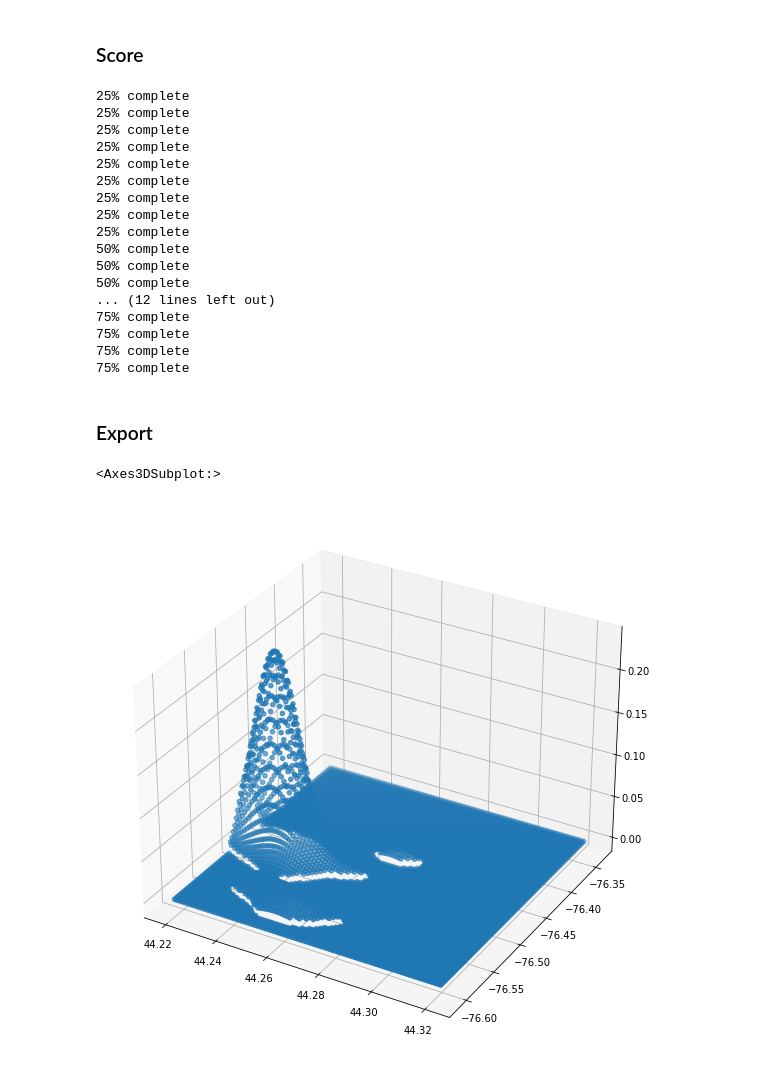
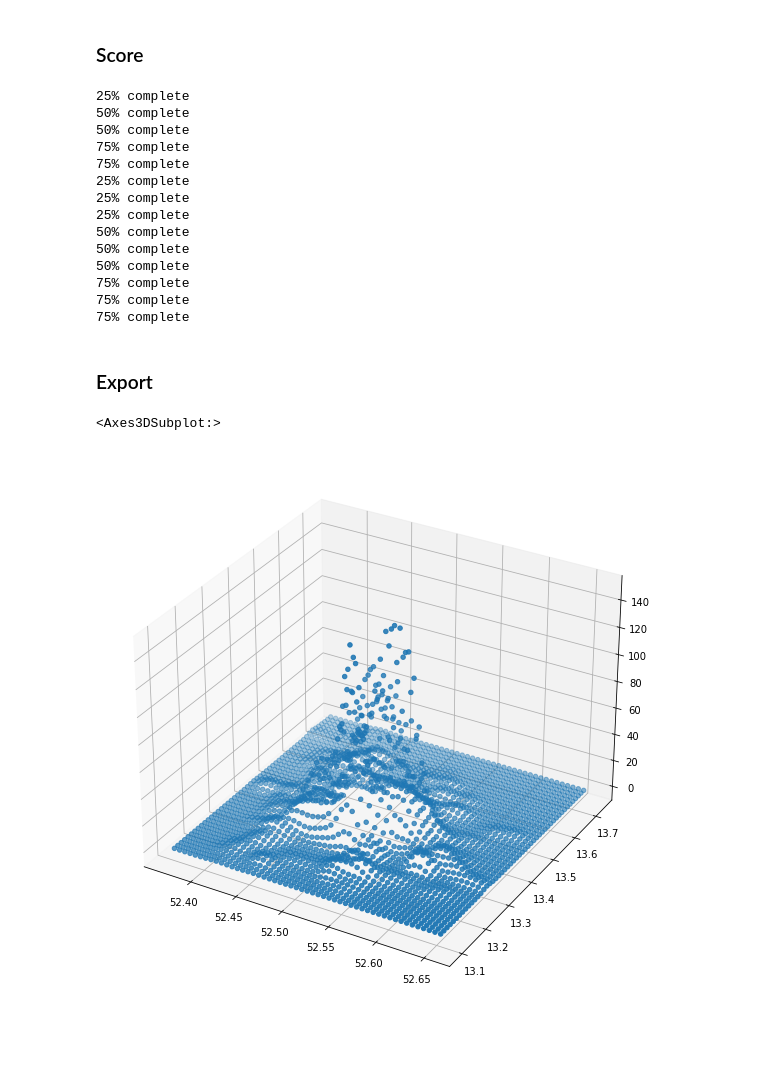
Before and after one commit to geotrieu/transit-ai, a Jupyter notebook: src/scoring.ipynb, the cells around one changed output. Saved outputs shown, nothing was run; the diff lists cells and outputs as text; code cells hidden in the pictures; blank space fills up the shorter version.

```diff
--- a/src/scoring.ipynb
+++ b/src/scoring.ipynb
@@ -141,25 +141,24 @@ def scoreGridPoints(city, std_dev):
 #YYZ_GridPoints = scoreGridPoints("toronto", STD_DEV)
 #YVR_GridPoints = scoreGridPoints("vancouver", STD_DEV)
 #YYC_GridPoints = scoreGridPoints("calgary")
-YGK_GridPoints = scoreGridPoints("kingston", STD_DEV)
+#YGK_GridPoints = scoreGridPoints("kingston", STD_DEV)
+BCN_GridPoints = scoreGridPoints("barcelona", STD_DEV)
+BER_GridPoints = scoreGridPoints("berlin", STD_DEV)
 # %% [output]
 25% complete
-25% complete
-25% complete
-25% complete
-25% complete
-25% complete
+50% complete
+50% complete
+75% complete
+75% complete
 25% complete
 25% complete
 25% complete
 50% complete
 50% complete
 50% complete
-... (12 lines left out)
 75% complete
 75% complete
 75% complete
-75% complete
 # %% [markdown]
 ### Export
 # %%
@@ -194,9 +195,9 @@ def bulkRun(STD_DEVS):
         YYC_GridPoints = scoreGridPoints("calgary", sd)
         exportScoresToCsv(YYC_GridPoints, 'yyc_grid_points_' + str(sd))
 # %%
-plotGridPoints3D(YGK_GridPoints)
+plotGridPoints3D(BER_GridPoints)
 # %% [output]
 <Axes3DSubplot:>
-[figure, old version]
+[figure, new version]
 # %%
 #bulkRun([0.4, 0.5, 0.6, 0.7, 0.8, 0.9, 0.95, 0.96, 0.97])
```
Also changed, not shown: parts of 1 cell of this notebook, 6 other files.
